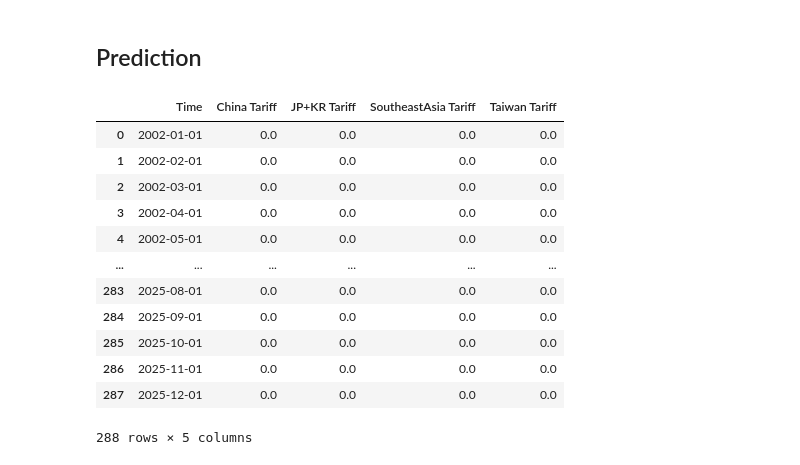
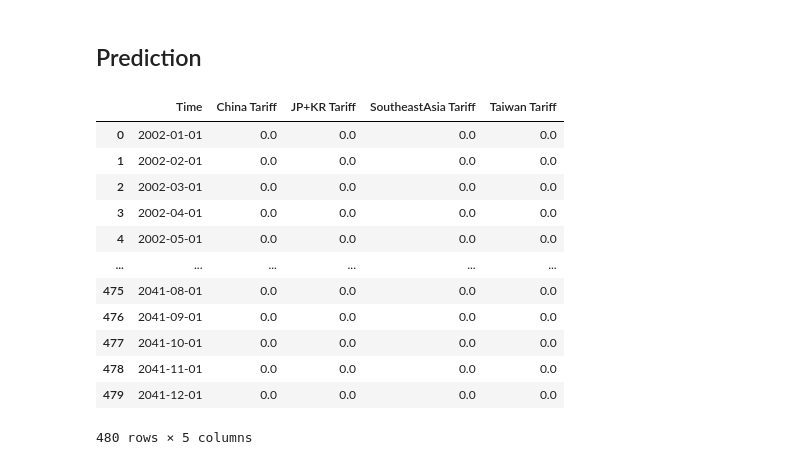
Before and after one commit to LeonardoPolverari/simulation_project, a Jupyter notebook: notebooks/Angius - Model for normalized values.ipynb, the cells around one changed output. Cells and saved outputs as stored; diff of their text form; code cells hidden in the pictures.

```diff
--- a/notebooks/Angius - Model for normalized values.ipynb
+++ b/notebooks/Angius - Model for normalized values.ipynb
@@ -302,21 +302,21 @@ plt.show()
 # %% [markdown]
 ## Prediction
 # %%
-df_tariffs_pred = pd.concat([df_tariffs.copy(), pd.DataFrame(np.zeros([48, 4]), columns=['China Tariff', 'JP+KR Tariff', 'SoutheastAsia Tariff', 'Taiwan Tariff'])], axis=0)
+df_tariffs_pred = pd.concat([df_tariffs.copy(), pd.DataFrame(np.zeros([240, 4]), columns=['China Tariff', 'JP+KR Tariff', 'SoutheastAsia Tariff', 'Taiwan Tariff'])], axis=0)
 df_tariffs_pred = df_tariffs_pred.reset_index(drop=True)
 df_tariffs_pred['Time'] = pd.date_range(start='2002-01-01', periods=len(df_tariffs_pred), freq='MS')
 df_tariffs_pred
 # %% [output]
 |  | Time | China Tariff | JP+KR Tariff | SoutheastAsia Tariff | Taiwan Tariff |
 | 0 | 2002-01-01 | 0.0 | 0.0 | 0.0 | 0.0 |
 | 1 | 2002-02-01 | 0.0 | 0.0 | 0.0 | 0.0 |
 | 2 | 2002-03-01 | 0.0 | 0.0 | 0.0 | 0.0 |
 | 3 | 2002-04-01 | 0.0 | 0.0 | 0.0 | 0.0 |
 | 4 | 2002-05-01 | 0.0 | 0.0 | 0.0 | 0.0 |
 | ... | ... | ... | ... | ... | ... |
-| 283 | 2025-08-01 | 0.0 | 0.0 | 0.0 | 0.0 |
-| 284 | 2025-09-01 | 0.0 | 0.0 | 0.0 | 0.0 |
-| 285 | 2025-10-01 | 0.0 | 0.0 | 0.0 | 0.0 |
-| 286 | 2025-11-01 | 0.0 | 0.0 | 0.0 | 0.0 |
-| 287 | 2025-12-01 | 0.0 | 0.0 | 0.0 | 0.0 |
+| 475 | 2041-08-01 | 0.0 | 0.0 | 0.0 | 0.0 |
+| 476 | 2041-09-01 | 0.0 | 0.0 | 0.0 | 0.0 |
+| 477 | 2041-10-01 | 0.0 | 0.0 | 0.0 | 0.0 |
+| 478 | 2041-11-01 | 0.0 | 0.0 | 0.0 | 0.0 |
+| 479 | 2041-12-01 | 0.0 | 0.0 | 0.0 | 0.0 |
-288 rows × 5 columns
+480 rows × 5 columns
```
Also changed, not shown: parts of 3 cells of this notebook.
